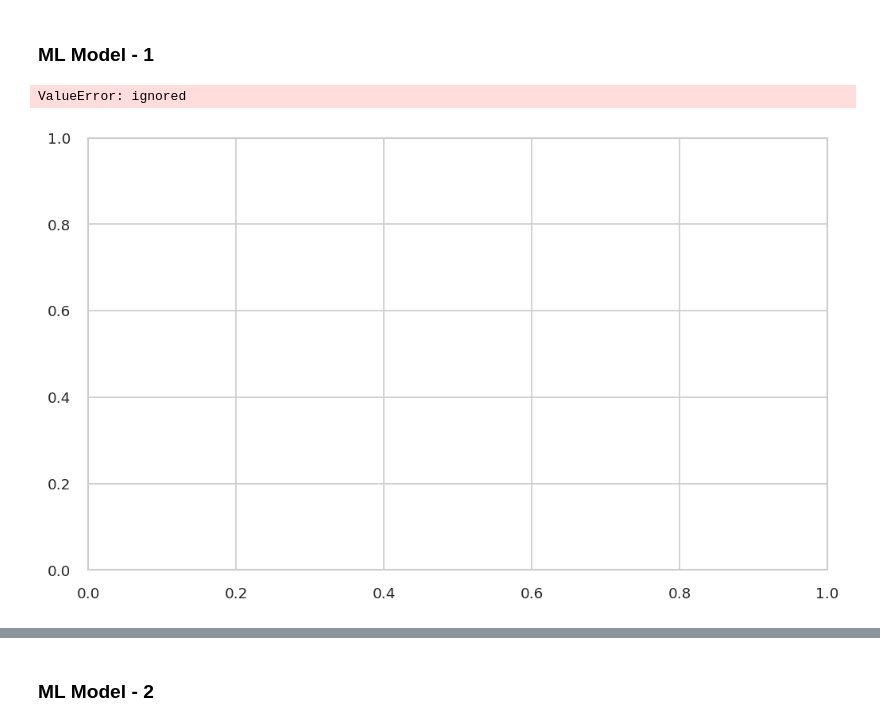
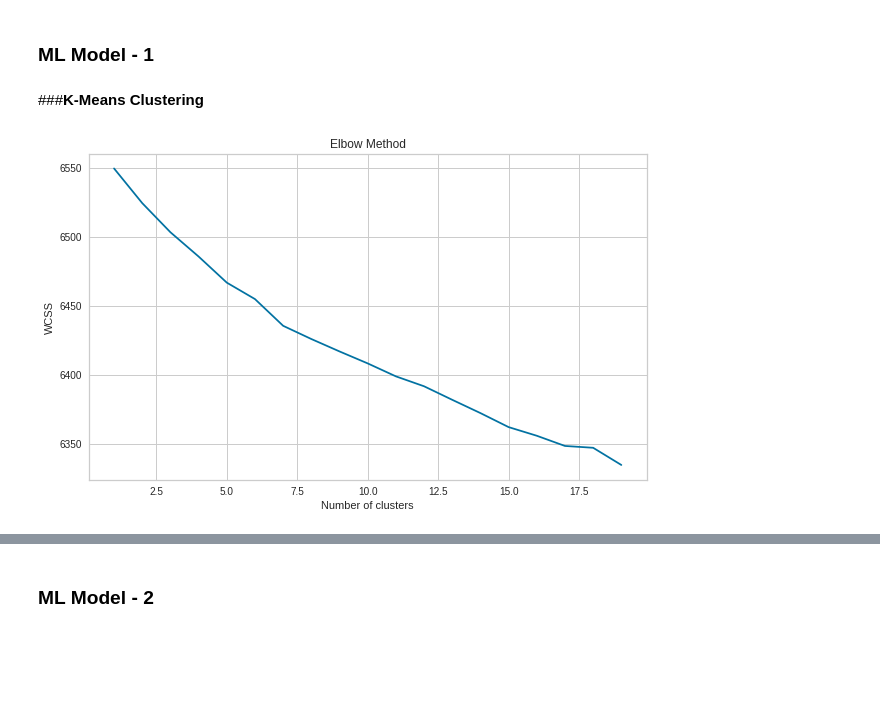
Before and after one commit to Krushikkk/NETFLIX-MOVIES-AND-TV-SHOWS-CLUSTERING, a Jupyter notebook: NETFLIX_MOVIES_AND_TV_SHOWS_CLUSTERING.ipynb, the cells around one changed output, grey strips where cells are left out. Drawn from its saved outputs; the diff is of its cells as text; code cells hidden in the pictures; blank space fills up the shorter version.

```diff
--- a/NETFLIX_MOVIES_AND_TV_SHOWS_CLUSTERING.ipynb
+++ b/NETFLIX_MOVIES_AND_TV_SHOWS_CLUSTERING.ipynb
@@ -883,3 +943,15 @@ cluster_df.head()
 | 21 | [brilliant, group, students, beco... |
 # %% [markdown]
 #### 7. Text Normalization
+# %%
+# Define a function to remove non-ascii characters
+def remove_non_ascii(tokens):
+    new_tokens = []
+    for token in tokens:
+        new_token = unicodedata.normalize('NFKD', token).encode('ascii', 'ignore').decode('utf-8', 'ignore')
+        new_tokens.append(new_token)
+    return new_tokens
+
+# Apply the function to the cluster_data column
+cluster_df['cluster_data'] = cluster_df['cluster_data'].apply(lambda x: remove_non_ascii(x))
+cluster_df.head(10)
@@ -958,5 +1038,5 @@ plt.show()
 # %%
-pca_tuned = PCA(n_components=0.95)
+pca_tuned = PCA(n_components=0.85)
 pca_tuned.fit(X)
 X_transformed = pca_tuned.transform(X)
 X_transformed.shape
@@ -990,21 +1070,23 @@ Answer Here.
 ## ***7. ML Model Implementation***
 # %% [markdown]
 ### ML Model - 1
+# %% [markdown]
+###**K-Means Clustering**
 # %%
 # Elbow method to find the optimal value of k
-plt.figure(figsize=(10,6), dpi=120)
+
 wcss = []
-for i in range(1, 25):
+for i in range(1, 20):
     kmeans = KMeans(n_clusters=i, init='k-means++', max_iter=300, n_init=10, random_state=0)
     kmeans.fit(X_transformed)
     wcss.append(kmeans.inertia_)
 
 # Plot chart
-plt.plot(range(1, 22), wcss)
+plt.figure(figsize=(10,6))
+plt.plot(range(1, 20), wcss)
 plt.title('Elbow Method')
 plt.xlabel('Number of clusters')
 plt.ylabel('WCSS')
 plt.show()
 # %% [output]
-ValueError: ignored
-[figure, old version]
+[figure, new version]
```
Also changed, not shown: parts of 75 cells of this notebook.
